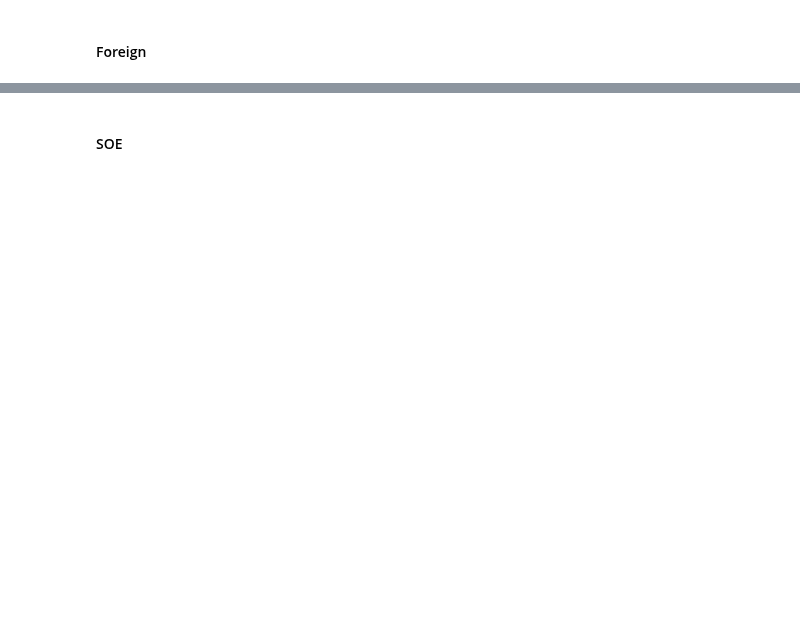
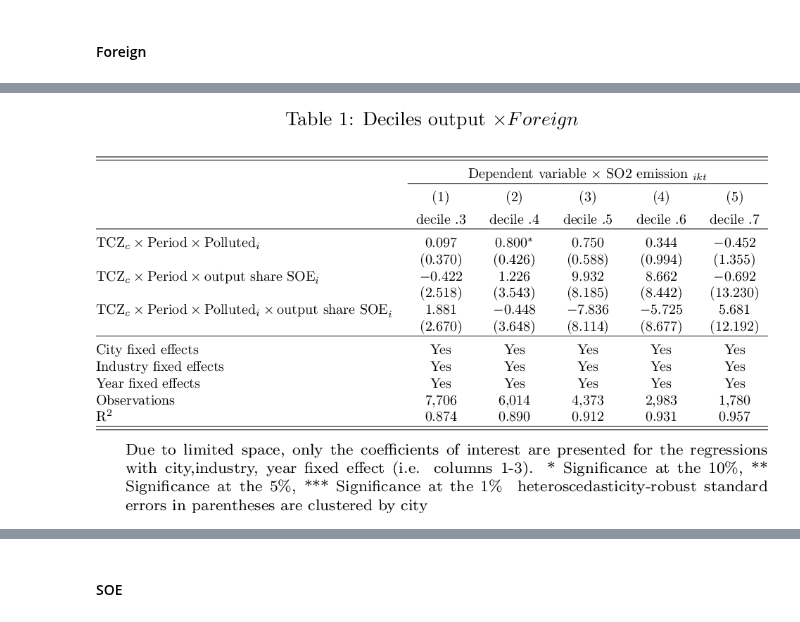
Before and after one commit to thomaspernet/SBC_pollution_China, a Jupyter notebook: Data_analysis/10_SBC_pollution_China_Revision_New_tables_ci.ipynb, the cells around one changed output, grey strips where cells are left out. Saved outputs shown, nothing was run; the diff lists cells and outputs as text; code cells hidden in the pictures; blank space fills up the shorter version.

```diff
--- a/Data_analysis/10_SBC_pollution_China_Revision_New_tables_ci.ipynb
+++ b/Data_analysis/10_SBC_pollution_China_Revision_New_tables_ci.ipynb
@@ -889,24 +1045,25 @@ lb.beautify(table_number = 5,
 # %%
 import os
 decile=['& decile .3', 'decile .4',
-        'decile .5','decile .6', ' decile .7',
-       'decile .8','decile .9']
+        'decile .5','decile .6', ' decile .7']
 
 tb = """\\footnotesize{
 Due to limited space, only the coefficients of interest are presented
 for the regressions with city,industry, year fixed effect (i.e. columns 1-3).
 \sym{*} Significance at the 10\%, \sym{**} Significance at the 5\%, \sym{***} Significance at the 1\% \\
 heteroscedasticity-robust standard errors in parentheses are clustered by city
 }
 """
 lb.beautify(table_number = 6,
             remove_control= True,
             constraint = False,
             city_industry = False,
             new_row = decile,
             table_nte =tb,
            jupyter_preview = True,
            resolution = 200)
+# %% [output]
+[figure, added]
 # %%
 import os
 decile=['& decile .3', 'decile .4',
```
Also changed, not shown: parts of 33 cells of this notebook, 1 other file.
